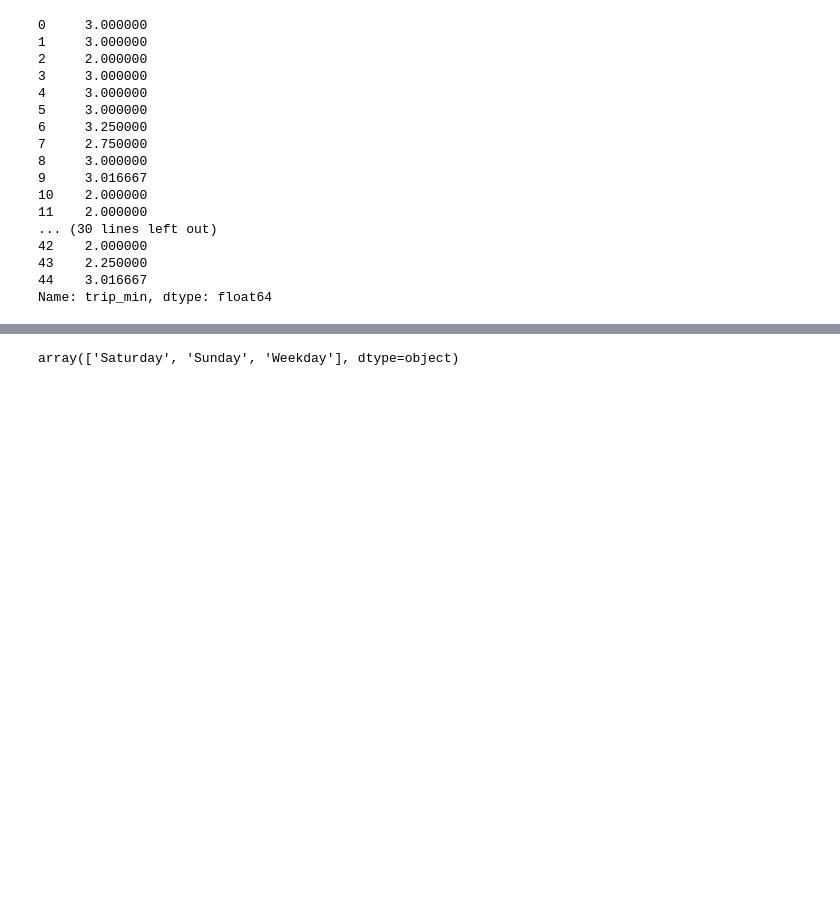
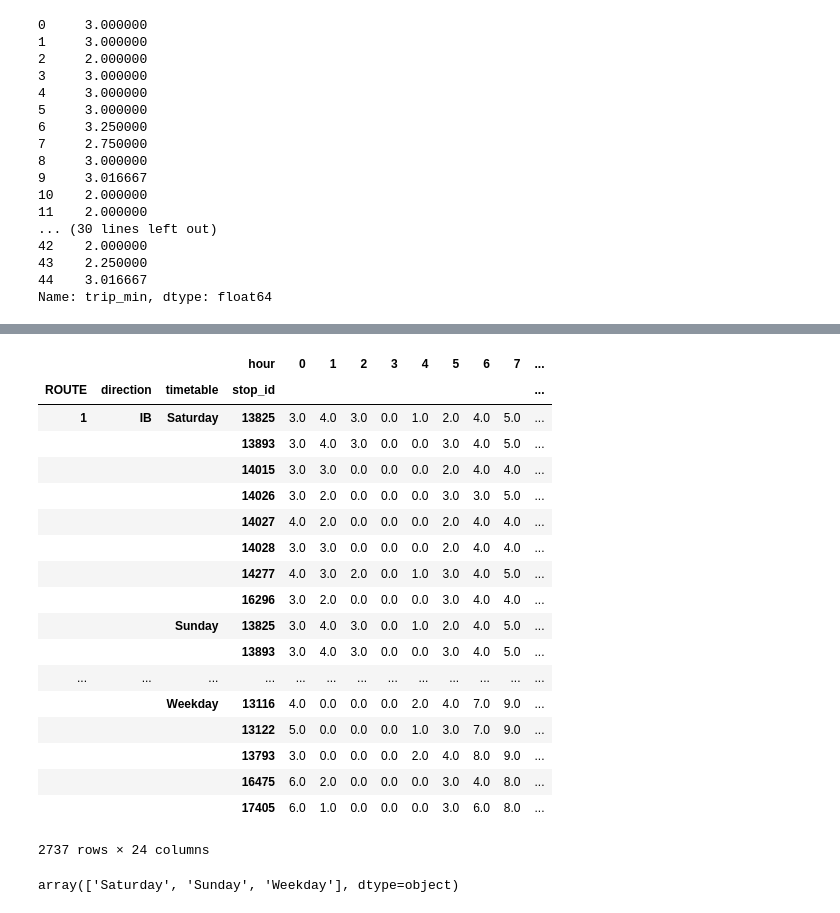
Before and after one commit to trynmaps/metrics-mvp, a Jupyter notebook: models/Untitled.ipynb, the cells around one changed output, grey strips where cells are left out. Saved outputs shown, nothing was run; the diff lists cells and outputs as text; code cells hidden in the pictures; blank space fills up the shorter version.

```diff
--- a/models/Untitled.ipynb
+++ b/models/Untitled.ipynb
@@ -148,0 +200,2 @@ test.head()
+# %%
+all_timetables["hour"] = all_timetables["total_seconds"].apply(math.floor)
@@ -149,3 +211,27 @@ test.head()
+# %%
+timetable_counts = all_timetables[["ROUTE", "direction", "timetable", "stop_id", "hour"]].pivot_table(index = ["ROUTE", "direction", "timetable", "stop_id"], columns = "hour", aggfunc = len).fillna(0)
+# %%
+timetable_counts
+# %% [output]
+|  |  |  | hour | 0 | 1 | 2 | 3 | 4 | 5 | 6 | 7 | ... |
+| ROUTE | direction | timetable | stop_id |  |  |  |  |  |  |  |  | ... |
+| 1 | IB | Saturday | 13825 | 3.0 | 4.0 | 3.0 | 0.0 | 1.0 | 2.0 | 4.0 | 5.0 | ... |
+|  |  |  | 13893 | 3.0 | 4.0 | 3.0 | 0.0 | 0.0 | 3.0 | 4.0 | 5.0 | ... |
+|  |  |  | 14015 | 3.0 | 3.0 | 0.0 | 0.0 | 0.0 | 2.0 | 4.0 | 4.0 | ... |
+|  |  |  | 14026 | 3.0 | 2.0 | 0.0 | 0.0 | 0.0 | 3.0 | 3.0 | 5.0 | ... |
+|  |  |  | 14027 | 4.0 | 2.0 | 0.0 | 0.0 | 0.0 | 2.0 | 4.0 | 4.0 | ... |
+|  |  |  | 14028 | 3.0 | 3.0 | 0.0 | 0.0 | 0.0 | 2.0 | 4.0 | 4.0 | ... |
+|  |  |  | 14277 | 4.0 | 3.0 | 2.0 | 0.0 | 1.0 | 3.0 | 4.0 | 5.0 | ... |
+|  |  |  | 16296 | 3.0 | 2.0 | 0.0 | 0.0 | 0.0 | 3.0 | 4.0 | 4.0 | ... |
+|  |  | Sunday | 13825 | 3.0 | 4.0 | 3.0 | 0.0 | 1.0 | 2.0 | 4.0 | 5.0 | ... |
+|  |  |  | 13893 | 3.0 | 4.0 | 3.0 | 0.0 | 0.0 | 3.0 | 4.0 | 5.0 | ... |
+| ... | ... | ... | ... | ... | ... | ... | ... | ... | ... | ... | ... | ... |
+|  |  | Weekday | 13116 | 4.0 | 0.0 | 0.0 | 0.0 | 2.0 | 4.0 | 7.0 | 9.0 | ... |
+|  |  |  | 13122 | 5.0 | 0.0 | 0.0 | 0.0 | 1.0 | 3.0 | 7.0 | 9.0 | ... |
+|  |  |  | 13793 | 3.0 | 0.0 | 0.0 | 0.0 | 2.0 | 4.0 | 8.0 | 9.0 | ... |
+|  |  |  | 16475 | 6.0 | 2.0 | 0.0 | 0.0 | 0.0 | 3.0 | 4.0 | 8.0 | ... |
+|  |  |  | 17405 | 6.0 | 1.0 | 0.0 | 0.0 | 0.0 | 3.0 | 6.0 | 8.0 | ... |
+2737 rows × 24 columns
 # %%
 test['timetable'].unique()
 # %% [output]
```
Also changed, not shown: parts of 15 cells of this notebook, 8 other files.
